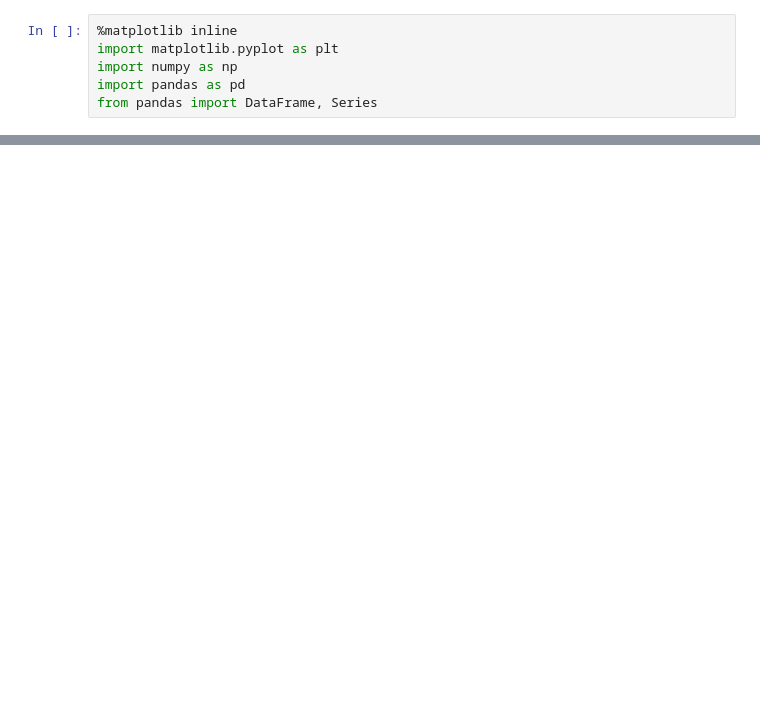
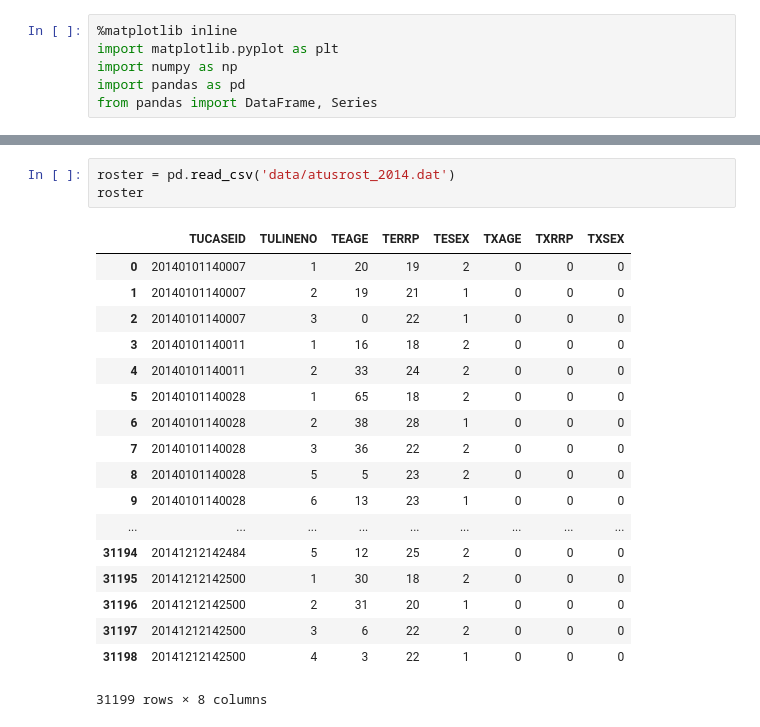
Before and after one commit to CameronBoudreau/atus-analysis, a Jupyter notebook: Scratch.ipynb, the cells around one changed output, grey strips where cells are left out. Saved outputs shown, nothing was run; the diff lists cells and outputs as text; blank space fills up the shorter version.

```diff
--- a/Scratch.ipynb
+++ b/Scratch.ipynb
@@ -6,0 +31,22 @@ from pandas import DataFrame, Series
+# %%
+roster = pd.read_csv('data/atusrost_2014.dat')
+roster
+# %% [output]
+|  | TUCASEID | TULINENO | TEAGE | TERRP | TESEX | TXAGE | TXRRP | TXSEX |
+| 0 | 20140101140007 | 1 | 20 | 19 | 2 | 0 | 0 | 0 |
+| 1 | 20140101140007 | 2 | 19 | 21 | 1 | 0 | 0 | 0 |
+| 2 | 20140101140007 | 3 | 0 | 22 | 1 | 0 | 0 | 0 |
+| 3 | 20140101140011 | 1 | 16 | 18 | 2 | 0 | 0 | 0 |
+| 4 | 20140101140011 | 2 | 33 | 24 | 2 | 0 | 0 | 0 |
+| 5 | 20140101140028 | 1 | 65 | 18 | 2 | 0 | 0 | 0 |
+| 6 | 20140101140028 | 2 | 38 | 28 | 1 | 0 | 0 | 0 |
+| 7 | 20140101140028 | 3 | 36 | 22 | 2 | 0 | 0 | 0 |
+| 8 | 20140101140028 | 5 | 5 | 23 | 2 | 0 | 0 | 0 |
+| 9 | 20140101140028 | 6 | 13 | 23 | 1 | 0 | 0 | 0 |
+| ... | ... | ... | ... | ... | ... | ... | ... | ... |
+| 31194 | 20141212142484 | 5 | 12 | 25 | 2 | 0 | 0 | 0 |
+| 31195 | 20141212142500 | 1 | 30 | 18 | 2 | 0 | 0 | 0 |
+| 31196 | 20141212142500 | 2 | 31 | 20 | 1 | 0 | 0 | 0 |
+| 31197 | 20141212142500 | 3 | 6 | 22 | 2 | 0 | 0 | 0 |
+| 31198 | 20141212142500 | 4 | 3 | 22 | 1 | 0 | 0 | 0 |
+31199 rows × 8 columns
```
Also changed, not shown: parts of 14 cells of this notebook.
